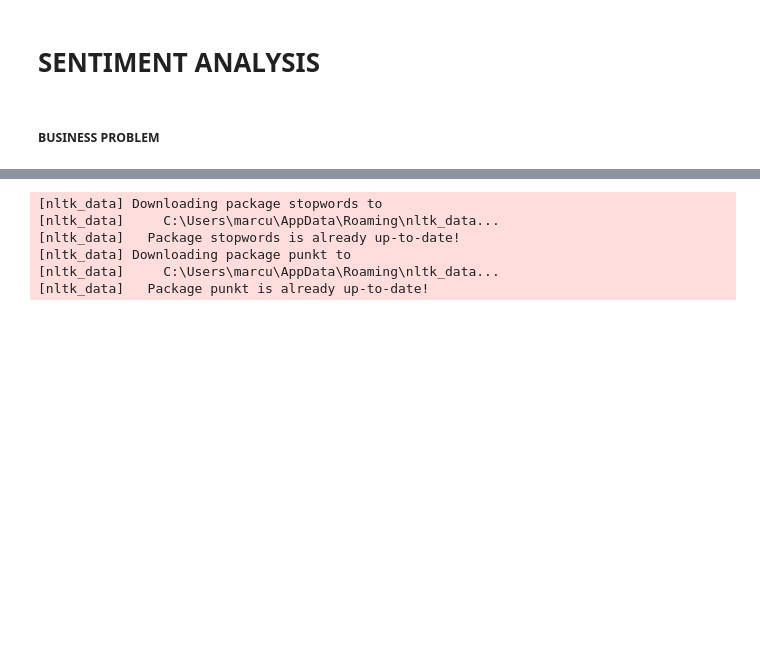
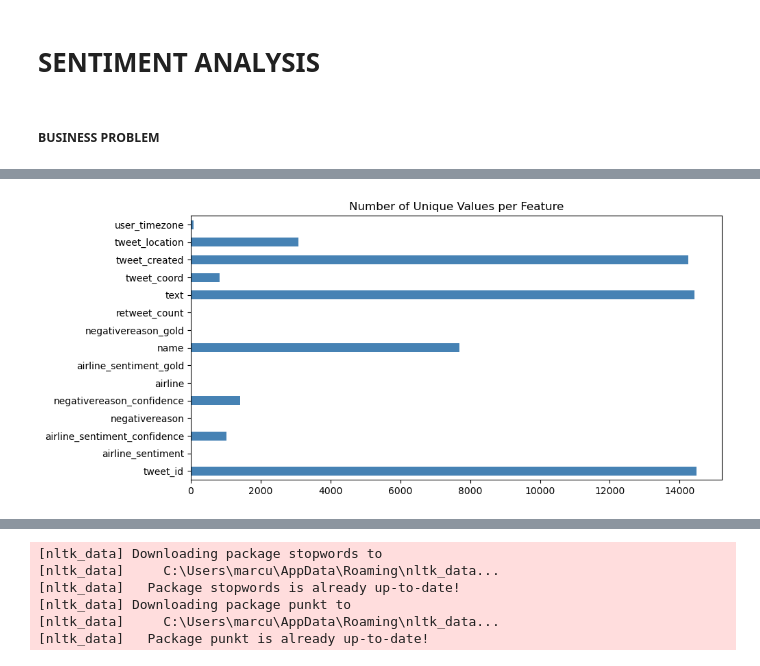
Before and after one commit to Marcus-Moen/PROJECT-2---FINAL, a Jupyter notebook: Project.ipynb, the cells around one changed output, grey strips where cells are left out. Drawn from its saved outputs; the diff is of its cells as text; code cells hidden in the pictures; blank space fills up the shorter version.

```diff
--- a/Project.ipynb
+++ b/Project.ipynb
@@ -4,0 +82,5 @@
+# %%
+df.nunique().plot(kind='barh', figsize=(10,5), color='steelblue', title='Number of Unique Values per Feature')
+plt.show()
+# %% [output]
+[figure, added]
```
Also changed, not shown: parts of 10 cells of this notebook.
